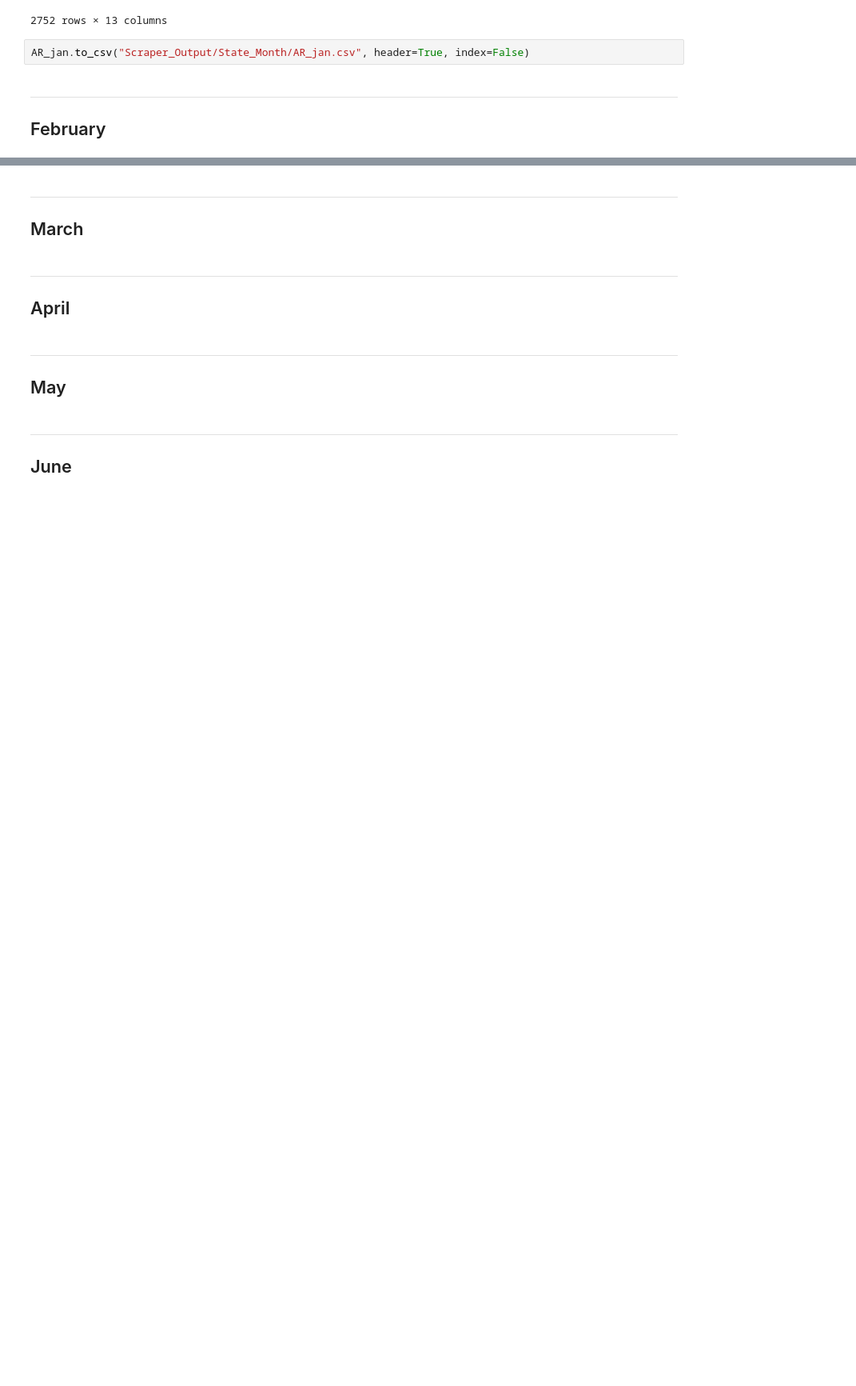
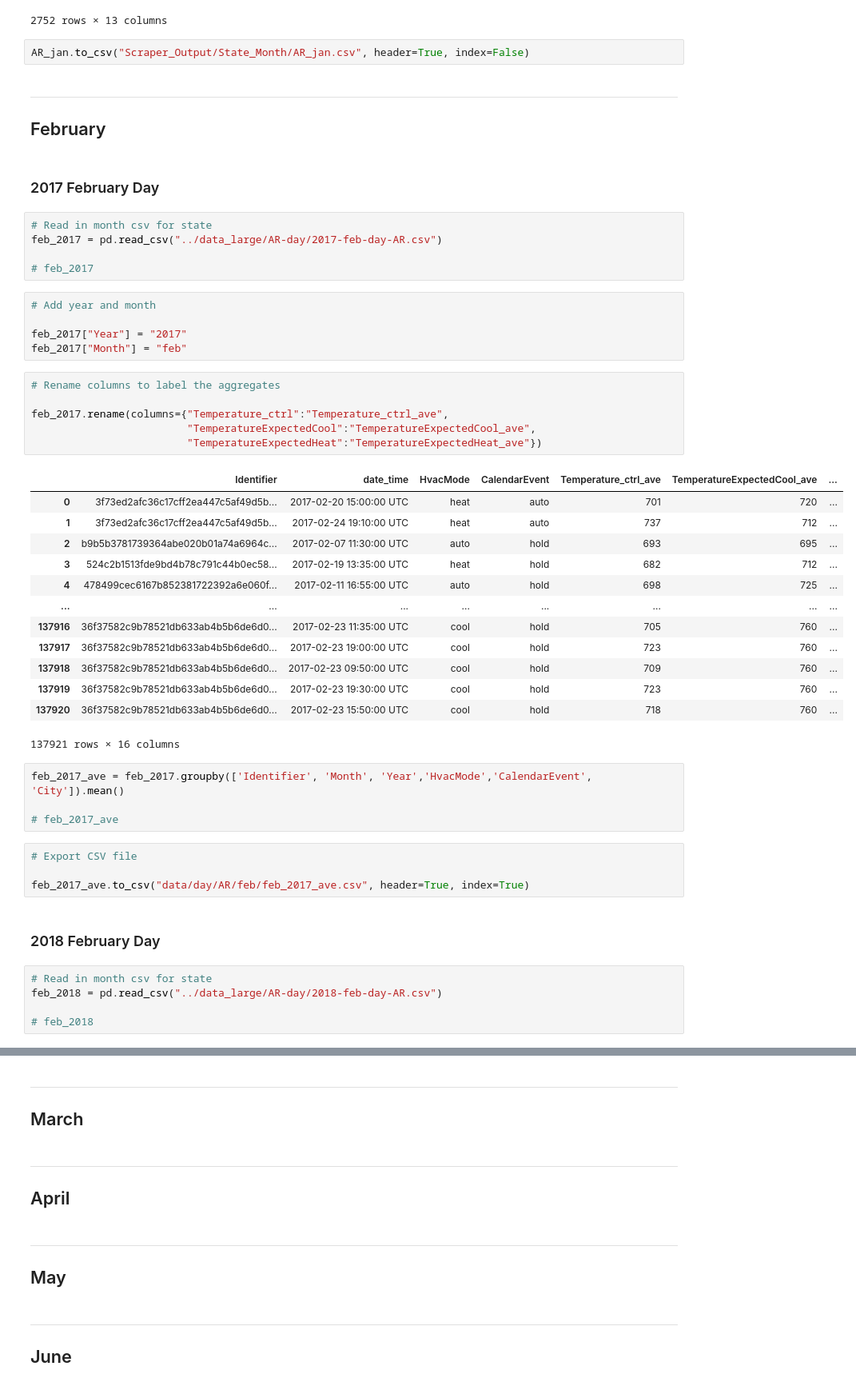
Before and after one commit to klharp/DYD_Data, a Jupyter notebook: DYD_AR-day.ipynb, the cells around one changed output, grey strips where cells are left out. Shown at 80% size. Saved outputs shown, nothing was run; the diff lists cells and outputs as text; blank space fills up the shorter version.

Commit message:
some february

```diff
--- a/DYD_AR-day.ipynb
+++ b/DYD_AR-day.ipynb
@@ -224,3 +224,50 @@ AR_jan.to_csv("Scraper_Output/State_Month/AR_jan.csv", header=True, index=False)
 ---
 
 ## February
+# %% [markdown]
+### 2017 February Day
+# %%
+# Read in month csv for state
+feb_2017 = pd.read_csv("../data_large/AR-day/2017-feb-day-AR.csv")
+
+# feb_2017
+# %%
+# Add year and month
+
+feb_2017["Year"] = "2017"
+feb_2017["Month"] = "feb"
+# %%
+# Rename columns to label the aggregates
+
+feb_2017.rename(columns={"Temperature_ctrl":"Temperature_ctrl_ave",
+                         "TemperatureExpectedCool":"TemperatureExpectedCool_ave",
+                         "TemperatureExpectedHeat":"TemperatureExpectedHeat_ave"})
+# %% [output]
+|  | Identifier | date_time | HvacMode | CalendarEvent | Temperature_ctrl_ave | TemperatureExpectedCool_ave | ... |
+| 0 | 3f73ed2afc36c17cff2ea447c5af49d5b... | 2017-02-20 15:00:00 UTC | heat | auto | 701 | 720 | ... |
+| 1 | 3f73ed2afc36c17cff2ea447c5af49d5b... | 2017-02-24 19:10:00 UTC | heat | auto | 737 | 712 | ... |
+| 2 | b9b5b3781739364abe020b01a74a6964c... | 2017-02-07 11:30:00 UTC | auto | hold | 693 | 695 | ... |
+| 3 | 524c2b1513fde9bd4b78c791c44b0ec58... | 2017-02-19 13:35:00 UTC | heat | hold | 682 | 712 | ... |
+| 4 | 478499cec6167b852381722392a6e060f... | 2017-02-11 16:55:00 UTC | auto | hold | 698 | 725 | ... |
+| ... | ... | ... | ... | ... | ... | ... | ... |
+| 137916 | 36f37582c9b78521db633ab4b5b6de6d0... | 2017-02-23 11:35:00 UTC | cool | hold | 705 | 760 | ... |
+| 137917 | 36f37582c9b78521db633ab4b5b6de6d0... | 2017-02-23 19:00:00 UTC | cool | hold | 723 | 760 | ... |
+| 137918 | 36f37582c9b78521db633ab4b5b6de6d0... | 2017-02-23 09:50:00 UTC | cool | hold | 709 | 760 | ... |
+| 137919 | 36f37582c9b78521db633ab4b5b6de6d0... | 2017-02-23 19:30:00 UTC | cool | hold | 723 | 760 | ... |
+| 137920 | 36f37582c9b78521db633ab4b5b6de6d0... | 2017-02-23 15:50:00 UTC | cool | hold | 718 | 760 | ... |
+137921 rows × 16 columns
+# %%
+feb_2017_ave = feb_2017.groupby(['Identifier', 'Month', 'Year','HvacMode','CalendarEvent', 'City']).mean()
+
+# feb_2017_ave
+# %%
+# Export CSV file
+
+feb_2017_ave.to_csv("data/day/AR/feb/feb_2017_ave.csv", header=True, index=True)
+# %% [markdown]
+### 2018 February Day
+# %%
+# Read in month csv for state
+feb_2018 = pd.read_csv("../data_large/AR-day/2018-feb-day-AR.csv")
+
+# feb_2018
```
Also changed, not shown: parts of 20 cells of this notebook, 59 other files.
